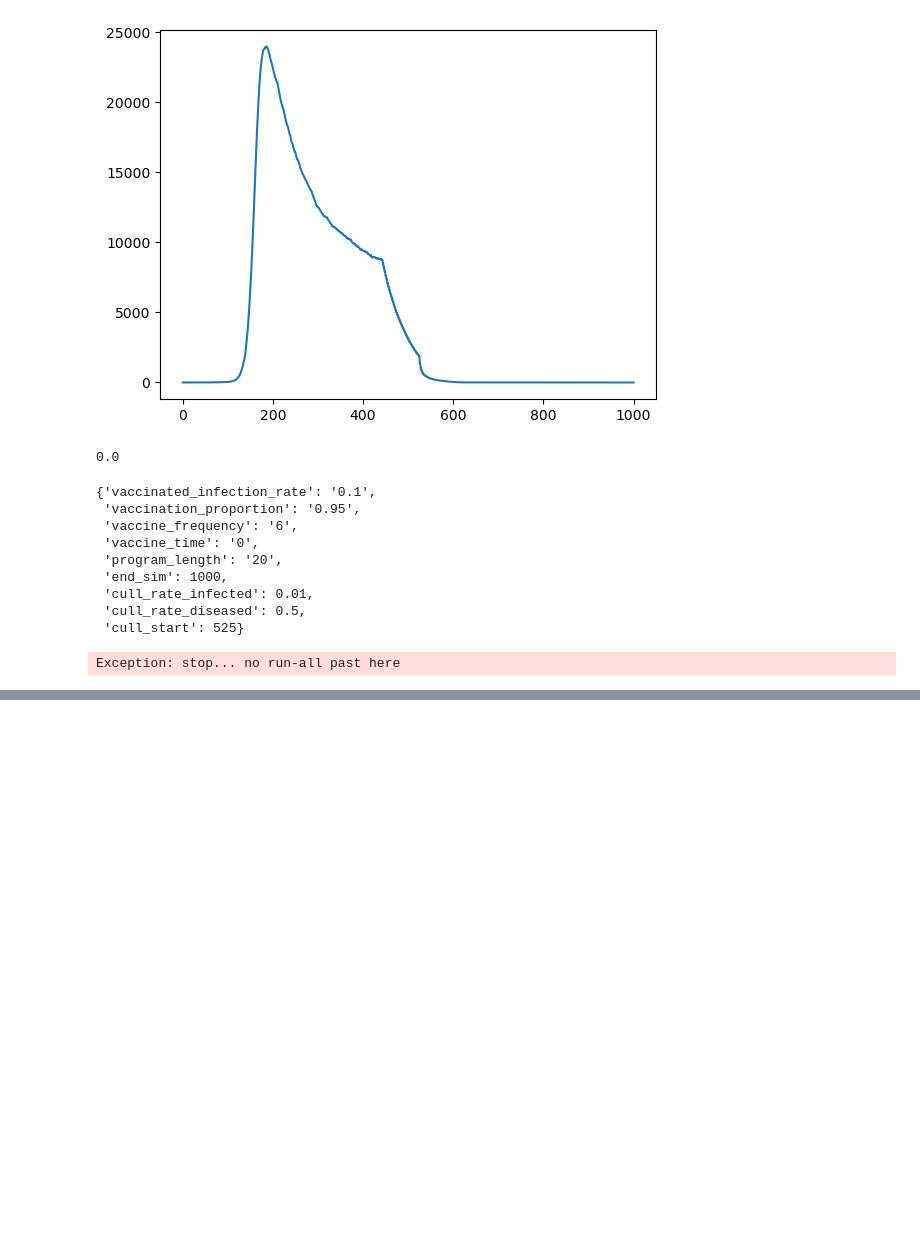
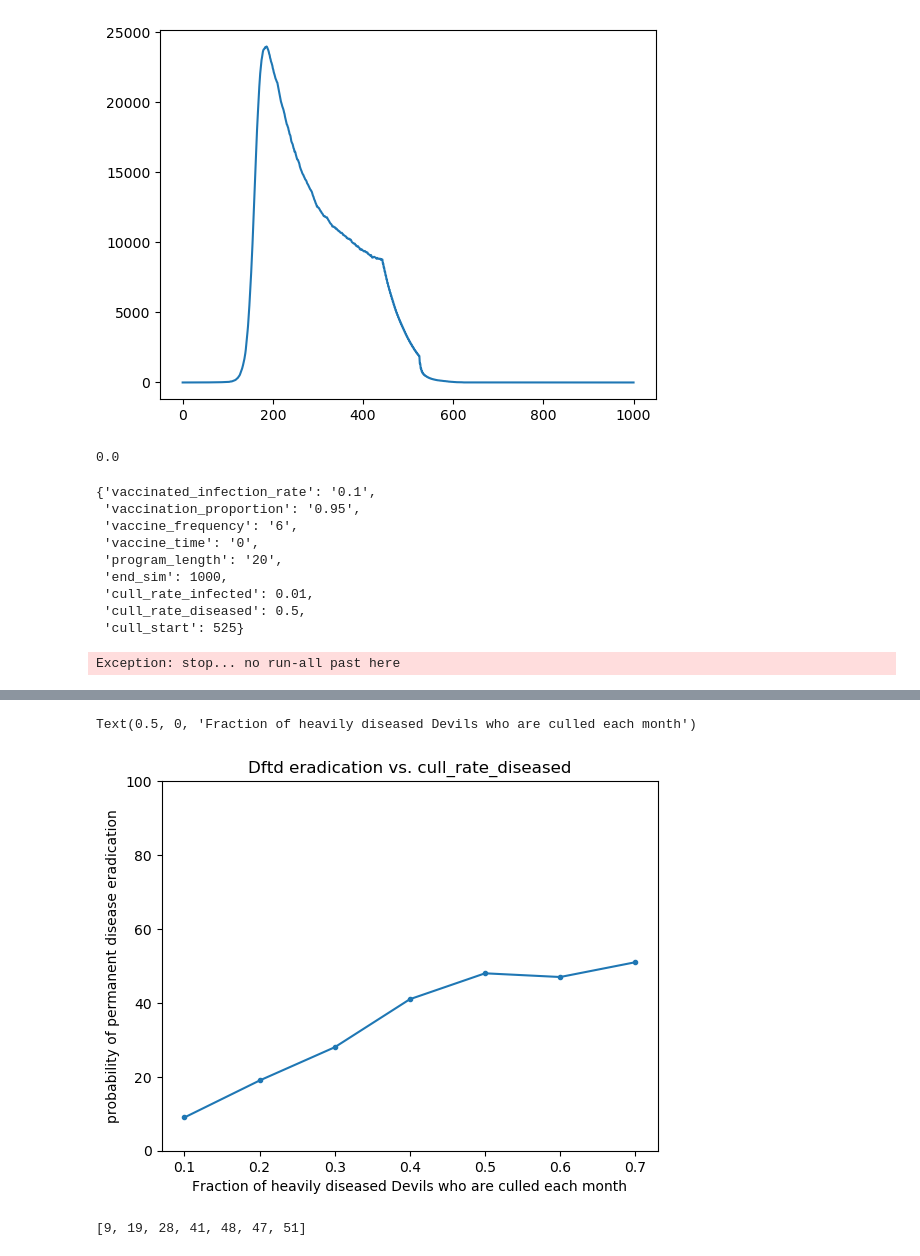
Before and after one commit to StochSS/devils_dftd_modeling, a Jupyter notebook: Devils DFTD 2-Stage Infection with Vaccination and Culling.ipynb, the cells around one changed output, grey strips where cells are left out. Saved outputs shown, nothing was run; the diff lists cells and outputs as text; code cells hidden in the pictures; blank space fills up the shorter version.

```diff
--- a/Devils DFTD 2-Stage Infection with Vaccination and Culling.ipynb
+++ b/Devils DFTD 2-Stage Infection with Vaccination and Culling.ipynb
@@ -545,0 +571,21 @@ Dftd extinction=0.43
+# %%
+cull_rate_diseased_orig = variables['cull_rate_diseased']
+cr_values = [0.1, 0.2, 0.3, 0.4, 0.5, 0.6, 0.7]
+ext_rate2 = []
+for ndx,cr in enumerate(cr_values):
+    variables['cull_rate_diseased'] = cr
+    ext_rate2.append(compute_dftd_extinction_prob(False))
+variables['cull_rate_diseased'] = cull_rate_diseased_orig
+# %%
+plt.plot(cr_values,ext_rate2,'.-')
+plt.title('Dftd eradication vs. cull_rate_diseased')
+plt.ylim(ymin=0,ymax=100)
+plt.ylabel("probability of permanent disease eradication")
+plt.xlabel("Fraction of heavily diseased Devils who are culled each month")
+# %% [output]
+Text(0.5, 0, 'Fraction of heavily diseased Devils who are culled each month')
+[figure, added]
+# %%
+ext_rate2
+# %% [output]
+[9, 19, 28, 41, 48, 47, 51]
```
Also changed, not shown: parts of 6 cells of this notebook.
